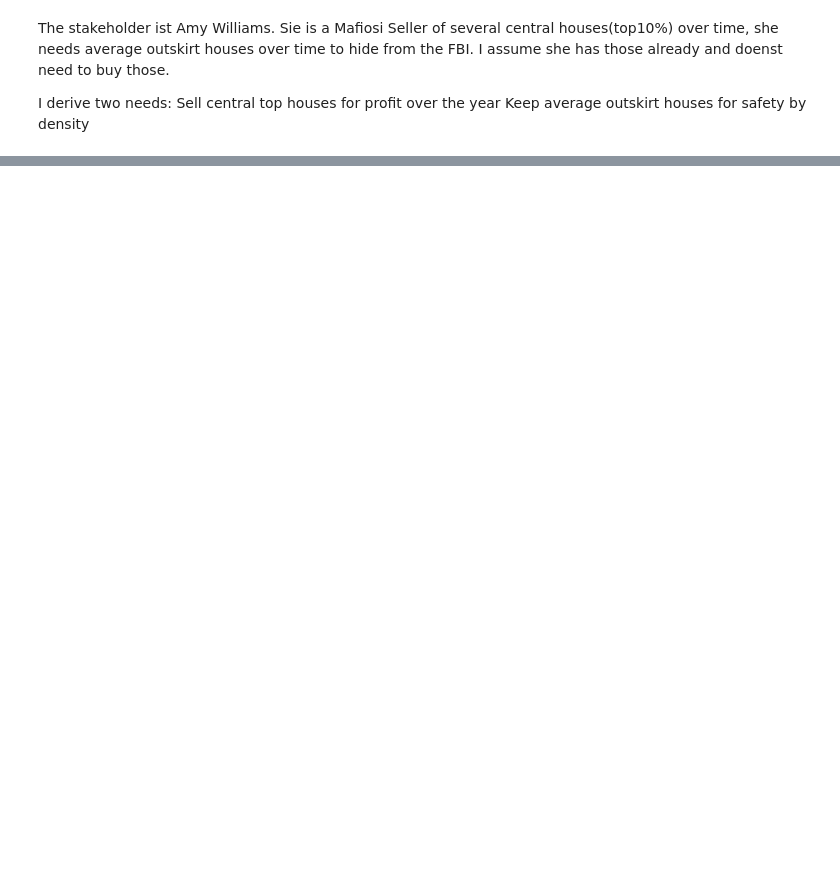
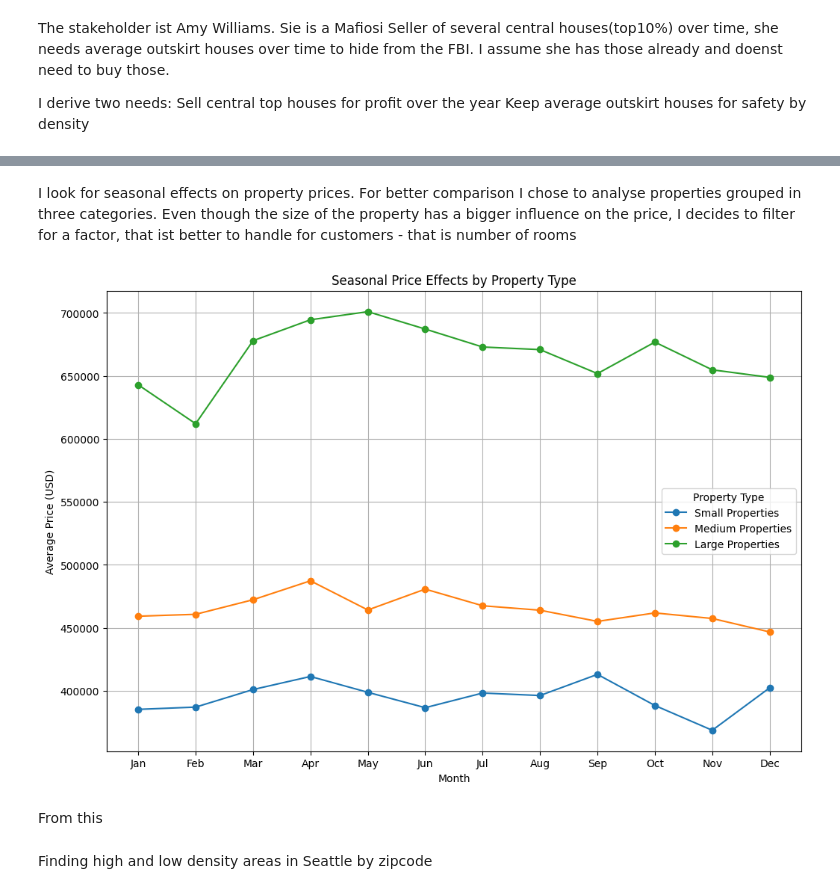
Before and after one commit to ImpromptuCode/dp-eda-project, a Jupyter notebook: test.ipynb, the cells around one changed output, grey strips where cells are left out. Cells and saved outputs as stored; diff of their text form; code cells hidden in the pictures; blank space fills up the shorter version.

```diff
--- a/test.ipynb
+++ b/test.ipynb
@@ -81,0 +88,36 @@ msno.matrix(data)
+# %% [markdown]
+I look for seasonal effects on property prices.
+For better comparison I chose to analyse properties grouped in three categories.
+Even though the size of the property has a bigger influence on the price, I decides to filter for a factor, that ist better to handle for customers - that is number of rooms
+# %%
+# Define property types based on bedroom count
+# We'll categorize properties as follows:
+# - Small (1-2 bedrooms)
+# - Medium (3 bedrooms)
+# - Large (4+ bedrooms)
+
+data['property_type'] = pd.cut(data['bedrooms'], bins=[0, 2, 3, float('inf')], labels=['Small', 'Medium', 'Large'])
+
+# Calculate the monthly average price for each property type
+monthly_avg_price_by_type = data.groupby(['month', 'property_type'])['price'].mean().unstack()
+
+# Plotting monthly average price trends by property type to observe seasonal effects
+plt.figure(figsize=(12, 8))
+for property_type in monthly_avg_price_by_type.columns:
+    plt.plot(monthly_avg_price_by_type.index, monthly_avg_price_by_type[property_type], marker='o', linestyle='-',
+             label=f"{property_type} Properties")
+
+plt.title("Seasonal Price Effects by Property Type")
+plt.xlabel("Month")
+plt.ylabel("Average Price (USD)")
+plt.xticks(range(1, 13),
+           ['Jan', 'Feb', 'Mar', 'Apr', 'May', 'Jun', 'Jul', 'Aug', 'Sep', 'Oct', 'Nov', 'Dec'])
+plt.legend(title="Property Type")
+plt.grid(True)
+plt.show()
+# %% [output]
+[figure, added]
+# %% [markdown]
+From this
+# %% [markdown]
+Finding high and low density areas in Seattle by zipcode
```
Also changed, not shown: parts of 25 cells of this notebook, 1 other file.
